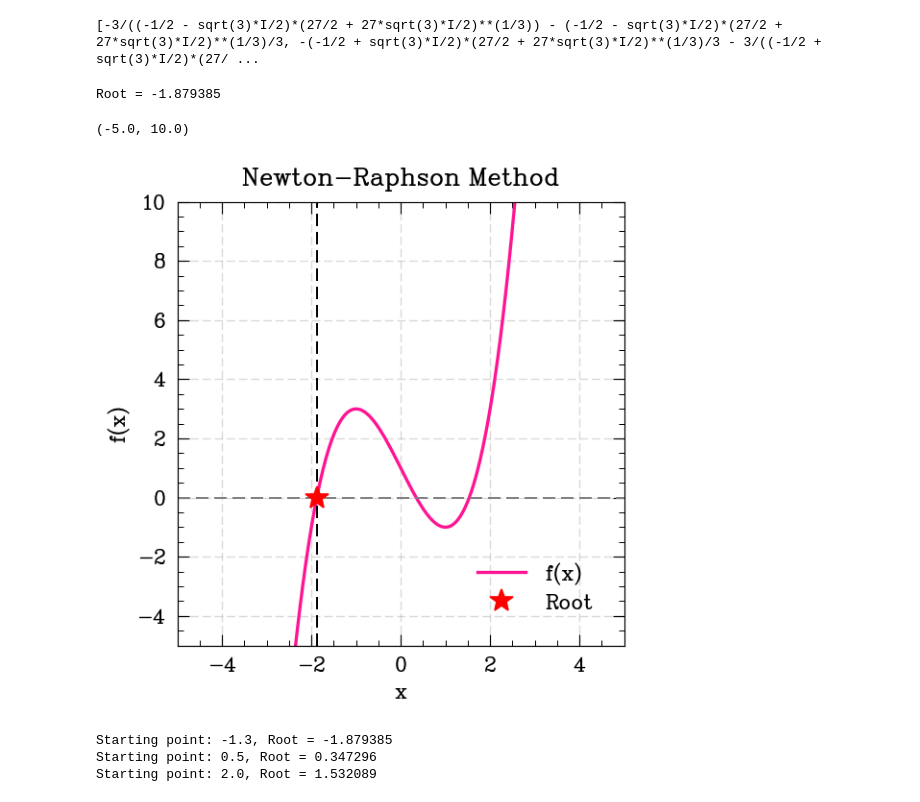
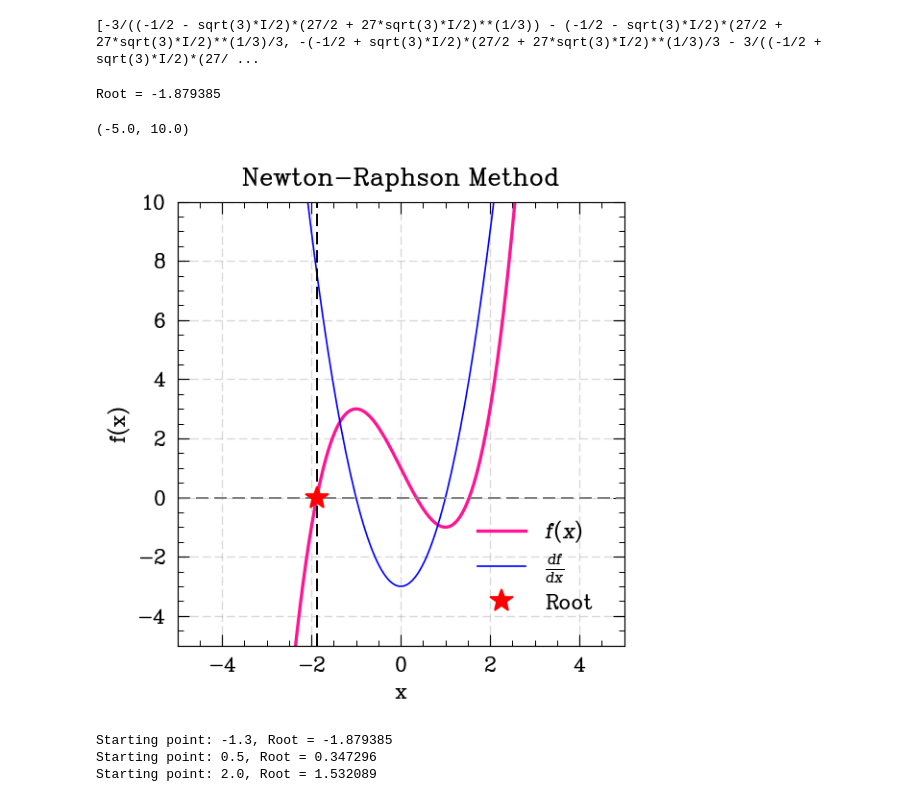
Before and after one commit to catastropiyush/coursework-notebooks, a Jupyter notebook: Numerical_methods_class.ipynb, the cells around one changed output. Cells and saved outputs as stored; diff of their text form; code cells hidden in the pictures.

```diff
--- a/Numerical_methods_class.ipynb
+++ b/Numerical_methods_class.ipynb
@@ -245,35 +245,36 @@ def f_prime(x):
 
 def newtoroot(f, df, x0, tol=1e-5, max_iter=100):
     for _ in range(max_iter):
         if abs(f(x0)) < tol:
             return x0
         x0 = x0 - f(x0) / df(x0)
     raise ValueError("Method did not converge")
 
 x0 = -1.3
 root = newtoroot(f, f_prime, x0)
 print(f"Root = {root:.6f}")
 
 x = np.linspace(-5, 5, 200)
 y = f(x)
 
 plt.figure(figsize=(5,5))
-plt.plot(x, y, label='f(x)', color='deeppink', linewidth=2)
+plt.plot(x, y, label=r'$f(x)$', color='deeppink', linewidth=2)
+plt.plot(x, f_prime(x), label=r'$\frac{df}{dx}$', color='blue', linewidth=1)
 plt.axhline(y=0, color='grey', linestyle='--')
 plt.axvline(x=root, color='black', linestyle='--')
 plt.plot(root, 0, 'r*', markersize=15, label='Root')
 
 plt.xlabel('x')
 plt.ylabel('f(x)')
 plt.title('Newton-Raphson Method')
 plt.legend()
 plt.grid(True, alpha=0.3)
 plt.xlim(-5, 5)
 plt.ylim(-5, 10)
 # %% [output]
 Root = -1.879385
 (-5.0, 10.0)
-[figure, old version]
+[figure, new version]
 # %%
 def f(x):
     return x**3 - 3*x + 1
```
Also changed, not shown: parts of 3 cells of this notebook.
